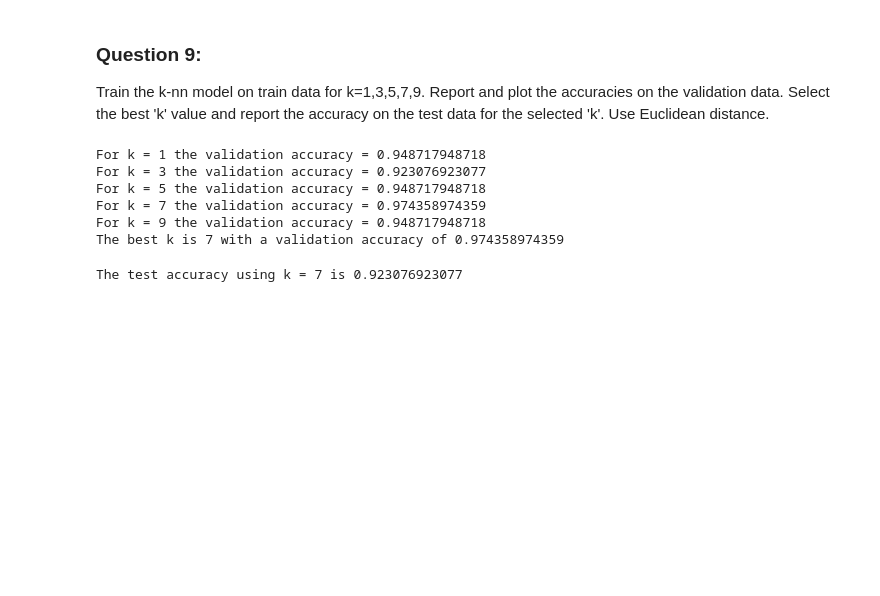
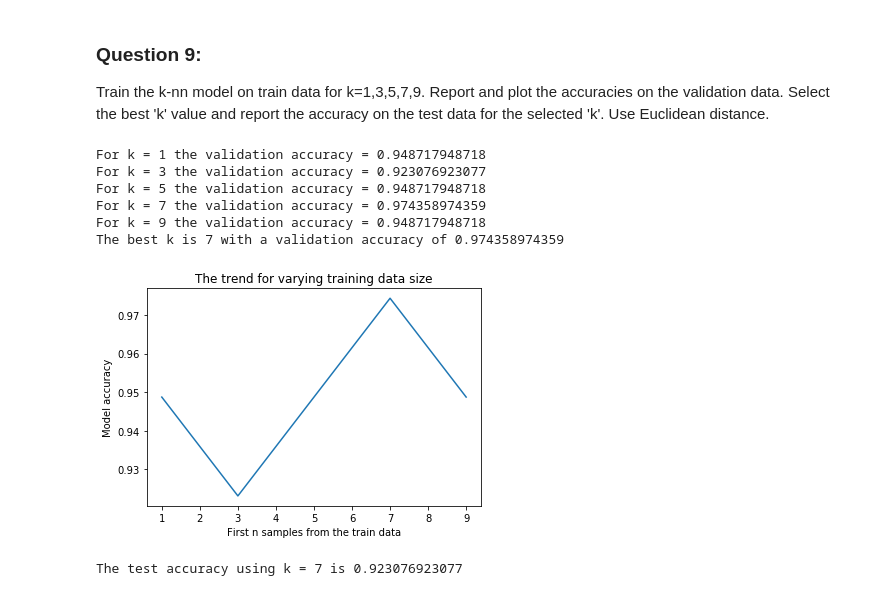
Before and after one commit to OrysyaStus/UCSD_Data_Science_and_Engineering, a Jupyter notebook: DSE220_Machine_Learning/homeworks/homework_1/Homework 1.ipynb, the cells around one changed output. Saved outputs shown, nothing was run; the diff lists cells and outputs as text; code cells hidden in the pictures; blank space fills up the shorter version.

```diff
--- a/DSE220_Machine_Learning/homeworks/homework_1/Homework 1.ipynb
+++ b/DSE220_Machine_Learning/homeworks/homework_1/Homework 1.ipynb
@@ -330,7 +330,7 @@ Parameter 'p' is the Power parameter for the Minkowski metric.
     p = 2 --> Euclidean distance
 # %%
 clf = KNeighborsClassifier(n_neighbors=3, p= 2)
-clf.fit(X_train_total_scaled, y_train_total)
+clf.fit(X_train_total_scaled, y_train_total.ravel())
 y_pred = clf.predict(X_test_scaled)
 accuracy = np.sum(y_pred == y_test['class'].values)*1.0/len(y_test['class'].values)
 print('For Euclidean distance and k = 3, the test accuracy is', accuracy)
@@ -377,22 +377,31 @@ The test accuracy using metric = manhattan is 0.974358974359
 Train the k-nn model on train data for k=1,3,5,7,9. Report and plot the accuracies on the validation data. Select the best 'k' value and report the accuracy on the test data for the selected 'k'. Use Euclidean distance.
 # %%
 best_acc = 0.0
-for i in [1, 3, 5, 7, 9]:
+acc = []
+ks = [1, 3, 5, 7, 9]
+for i in ks:
     clf = KNeighborsClassifier(n_neighbors= i, p = 2)
     clf.fit(X_train_scaled, y_train)
     y_pred = clf.predict(X_valid_scaled)
     accuracy = np.sum(y_pred == y_valid['class'].values)*1.0/len(y_valid['class'].values)
     print('For k =', i, 'the validation accuracy = ' + str(accuracy))
+    acc.append(accuracy)
     if (accuracy > best_acc):
         best_k = i
         best_acc = accuracy
 print('The best k is', best_k, 'with a validation accuracy of', best_acc)
+
+plot(ks, acc);
+plt.title('The trend for varying training data size');
+plt.xlabel('First n samples from the train data');
+plt.ylabel('Model accuracy');
 # %% [output]
 For k = 1 the validation accuracy = 0.948717948718
 For k = 3 the validation accuracy = 0.923076923077
 For k = 5 the validation accuracy = 0.948717948718
 For k = 7 the validation accuracy = 0.974358974359
 For k = 9 the validation accuracy = 0.948717948718
 The best k is 7 with a validation accuracy of 0.974358974359
+[figure, added]
 # %%
 clf = KNeighborsClassifier(n_neighbors= best_k, p = 2)
```
Also changed, not shown: parts of 7 cells of this notebook, 4 other files.
